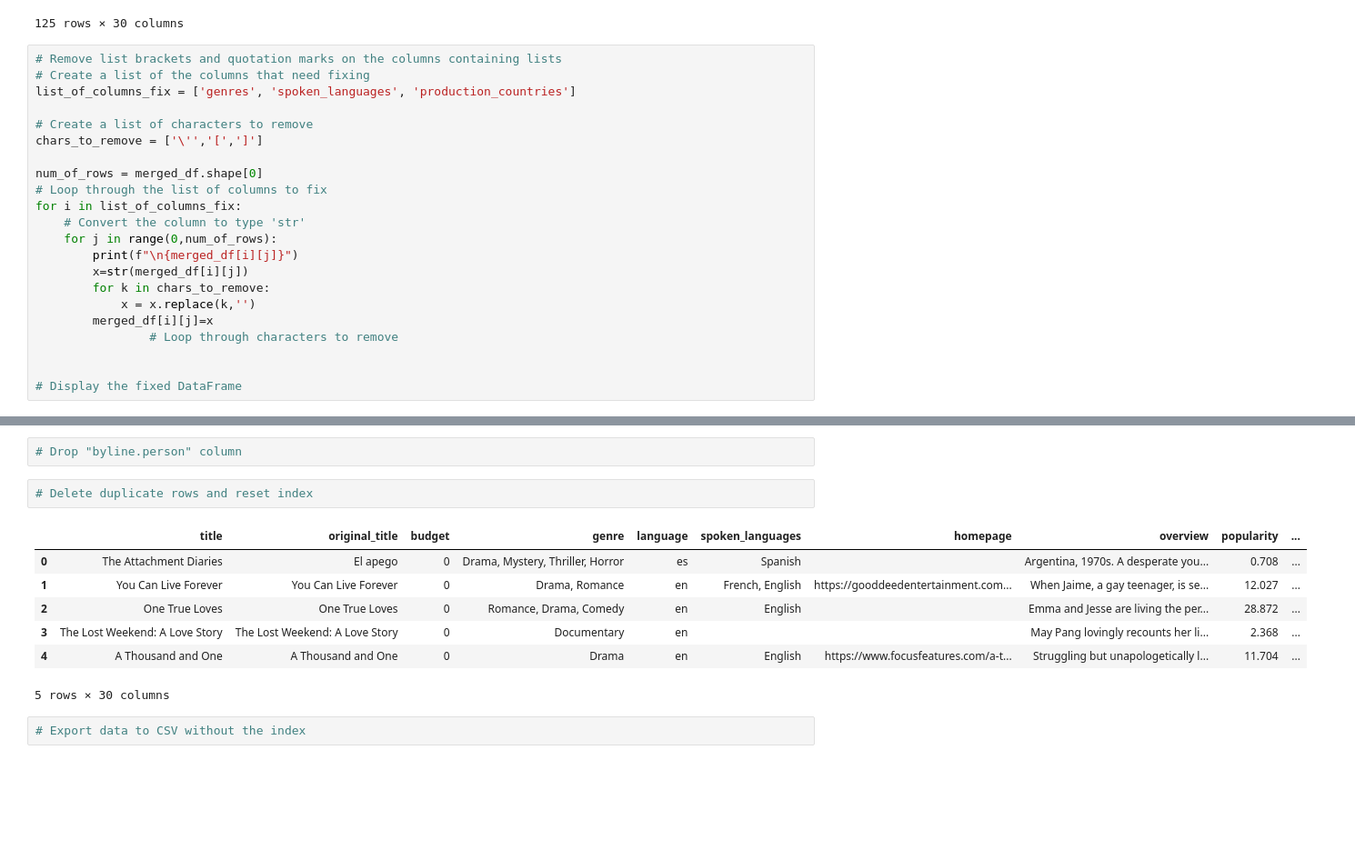
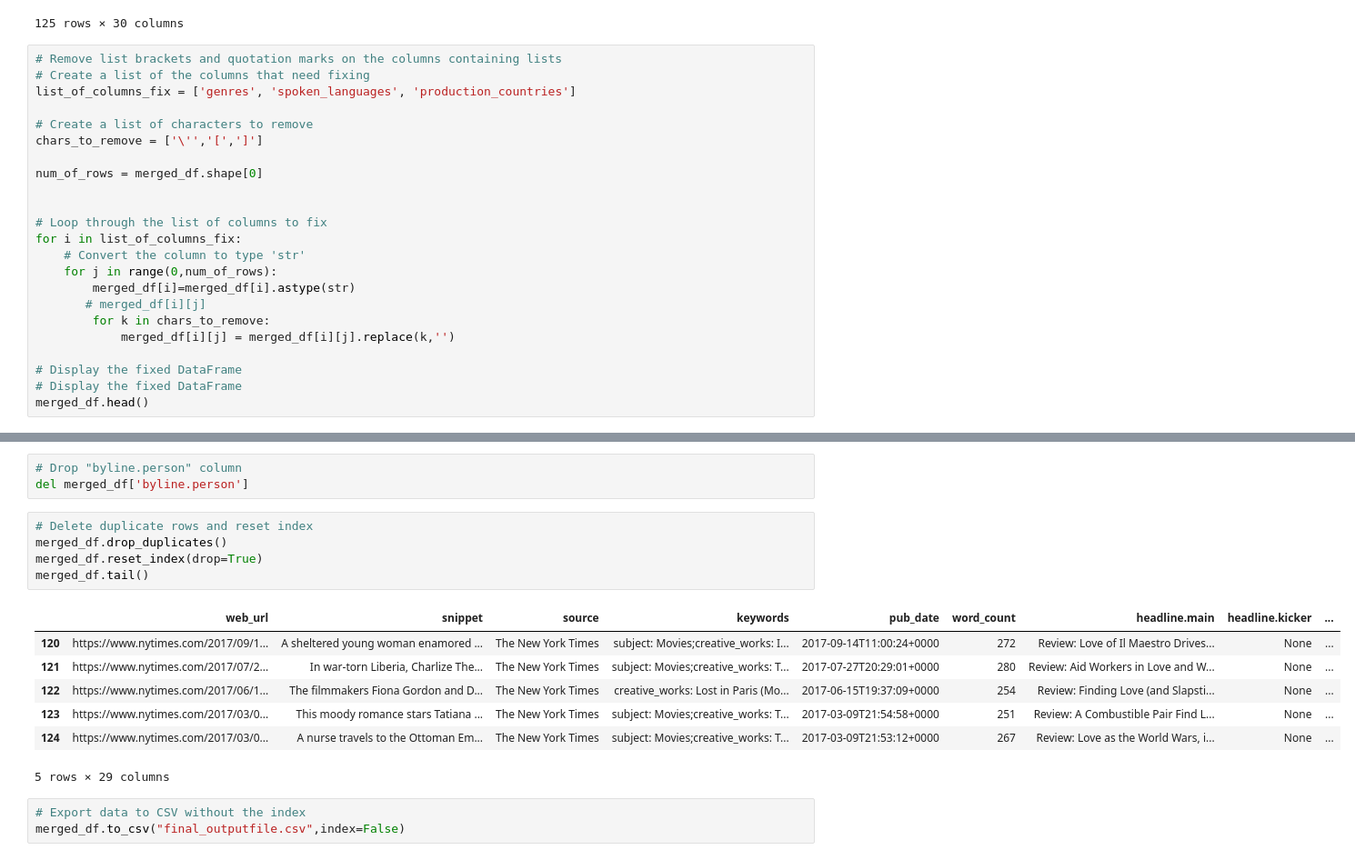
Before and after one commit to skfotedar/data-sourcing-challenge, a Jupyter notebook: M6_Starter_Code/retrieve_movie_data.ipynb, the cells around one changed output, grey strips where cells are left out. Shown at 91% size. Cells and saved outputs as stored; diff of their text form; blank space fills up the shorter version.

```diff
--- a/M6_Starter_Code/retrieve_movie_data.ipynb
+++ b/M6_Starter_Code/retrieve_movie_data.ipynb
@@ -438,17 +438,18 @@ list_of_columns_fix = ['genres', 'spoken_languages', 'production_countries']
 chars_to_remove = ['\'','[',']']
 
 num_of_rows = merged_df.shape[0]
+
+
 # Loop through the list of columns to fix
 for i in list_of_columns_fix:
     # Convert the column to type 'str'
     for j in range(0,num_of_rows):
-        print(f"\n{merged_df[i][j]}")
-        x=str(merged_df[i][j])
+        merged_df[i]=merged_df[i].astype(str)
+       # merged_df[i][j]
         for k in chars_to_remove:
-            x = x.replace(k,'')
-        merged_df[i][j]=x
-                # Loop through characters to remove
-
+            merged_df[i][j] = merged_df[i][j].replace(k,'')
 
 # Display the fixed DataFrame
+# Display the fixed DataFrame
+merged_df.head()
 # %% [output]
@@ -489,14 +480,19 @@ See the caveats in the documentation: https://pandas.pydata.org/pandas-docs/stab
 # %%
 # Drop "byline.person" column
+del merged_df['byline.person']
 # %%
 # Delete duplicate rows and reset index
+merged_df.drop_duplicates()
+merged_df.reset_index(drop=True)
+merged_df.tail()
 # %% [output]
-|  | title | original_title | budget | genre | language | spoken_languages | homepage | overview | popularity | ... |
-| 0 | The Attachment Diaries | El apego | 0 | Drama, Mystery, Thriller, Horror | es | Spanish |  | Argentina, 1970s. A desperate you... | 0.708 | ... |
-| 1 | You Can Live Forever | You Can Live Forever | 0 | Drama, Romance | en | French, English | https://gooddeedentertainment.com... | When Jaime, a gay teenager, is se... | 12.027 | ... |
-| 2 | One True Loves | One True Loves | 0 | Romance, Drama, Comedy | en | English |  | Emma and Jesse are living the per... | 28.872 | ... |
-| 3 | The Lost Weekend: A Love Story | The Lost Weekend: A Love Story | 0 | Documentary | en |  |  | May Pang lovingly recounts her li... | 2.368 | ... |
-| 4 | A Thousand and One | A Thousand and One | 0 | Drama | en | English | https://www.focusfeatures.com/a-t... | Struggling but unapologetically l... | 11.704 | ... |
+|  | web_url | snippet | source | keywords | pub_date | word_count | headline.main | headline.kicker | ... |
+| 120 | https://www.nytimes.com/2017/09/1... | A sheltered young woman enamored ... | The New York Times | subject: Movies;creative_works: I... | 2017-09-14T11:00:24+0000 | 272 | Review: Love of Il Maestro Drives... | None | ... |
+| 121 | https://www.nytimes.com/2017/07/2... | In war-torn Liberia, Charlize The... | The New York Times | subject: Movies;creative_works: T... | 2017-07-27T20:29:01+0000 | 280 | Review: Aid Workers in Love and W... | None | ... |
+| 122 | https://www.nytimes.com/2017/06/1... | The filmmakers Fiona Gordon and D... | The New York Times | creative_works: Lost in Paris (Mo... | 2017-06-15T19:37:09+0000 | 254 | Review: Finding Love (and Slapsti... | None | ... |
+| 123 | https://www.nytimes.com/2017/03/0... | This moody romance stars Tatiana ... | The New York Times | subject: Movies;creative_works: T... | 2017-03-09T21:54:58+0000 | 251 | Review: A Combustible Pair Find L... | None | ... |
+| 124 | https://www.nytimes.com/2017/03/0... | A nurse travels to the Ottoman Em... | The New York Times | subject: Movies;creative_works: T... | 2017-03-09T21:53:12+0000 | 267 | Review: Love as the World Wars, i... | None | ... |
-5 rows × 30 columns
+5 rows × 29 columns
 # %%
 # Export data to CSV without the index
+merged_df.to_csv("final_outputfile.csv",index=False)
```
Also changed, not shown: parts of 1 cell of this notebook, 1 other file.
